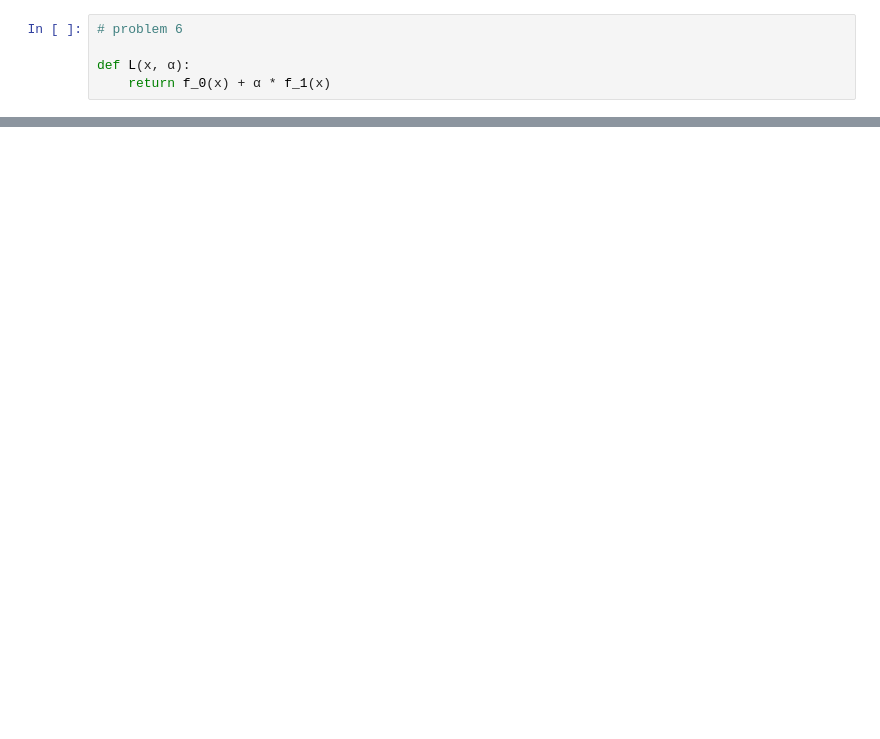
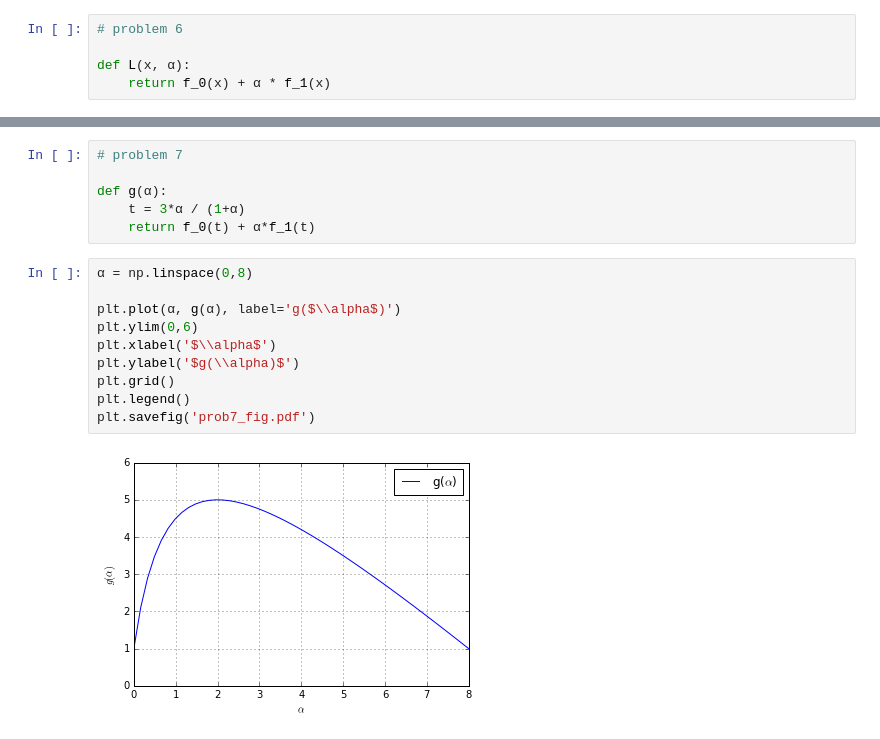
Before and after one commit to da-raf/ml-hw, a Jupyter notebook: ex8/problems/code/prob5-7.ipynb, the cells around one changed output, grey strips where cells are left out. Cells and saved outputs as stored; diff of their text form; blank space fills up the shorter version.

```diff
--- a/ex8/problems/code/prob5-7.ipynb
+++ b/ex8/problems/code/prob5-7.ipynb
@@ -36,0 +40,18 @@ plt.savefig('prob6_fig.pdf')
+# %%
+# problem 7
+
+def g(α):
+    t = 3*α / (1+α)
+    return f_0(t) + α*f_1(t)
+# %%
+α = np.linspace(0,8)
+
+plt.plot(α, g(α), label='g($\\alpha$)')
+plt.ylim(0,6)
+plt.xlabel('$\\alpha$')
+plt.ylabel('$g(\\alpha)$')
+plt.grid()
+plt.legend()
+plt.savefig('prob7_fig.pdf')
+# %% [output]
+[figure, added]
```
Also changed, not shown: parts of 2 cells of this notebook, 2 other files.
